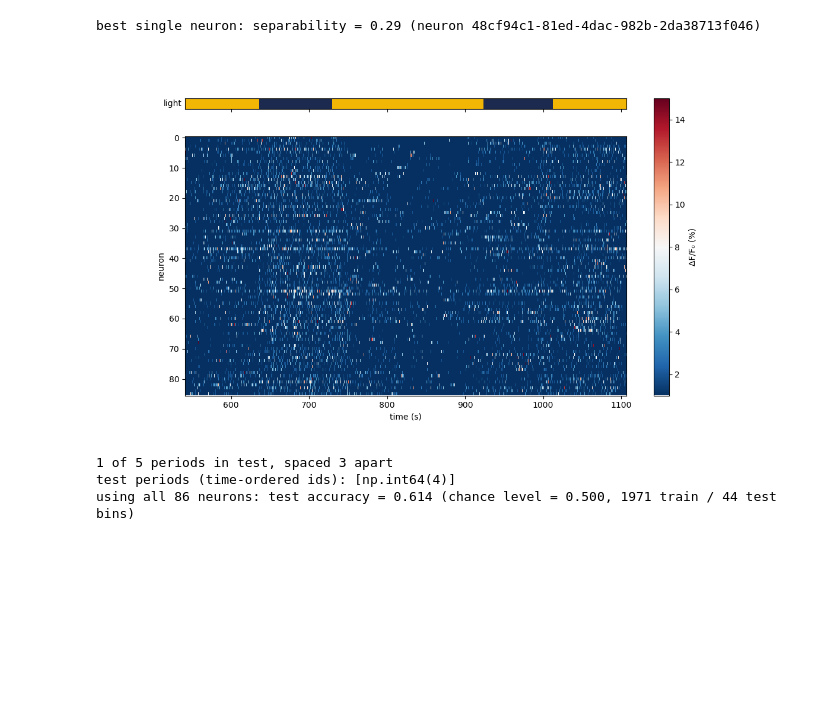
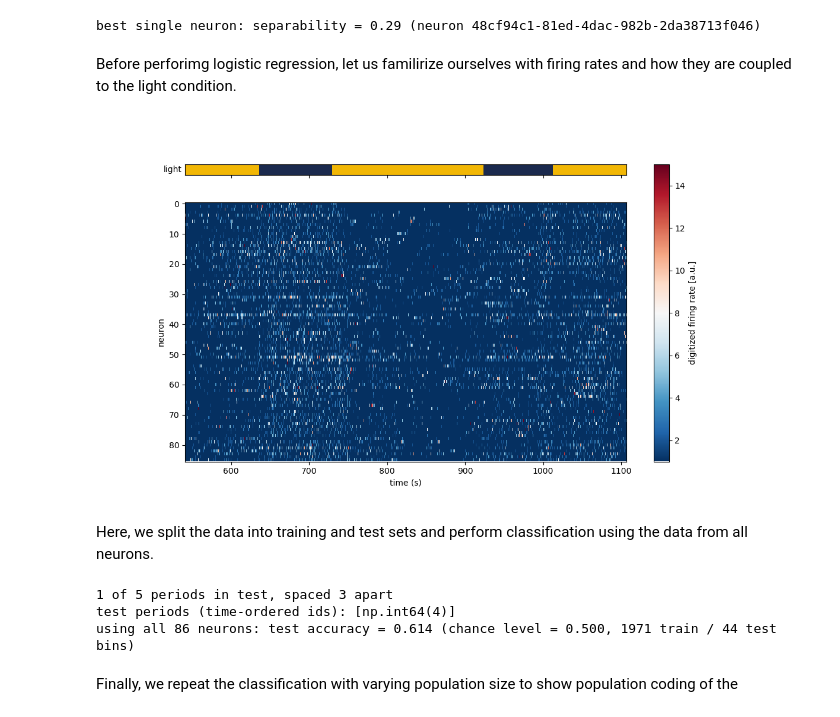
Before and after one commit to bbo-lab/TimeSeriesAnalysis_CaImaging_2026, a Jupyter notebook: light_dark/light_dark.ipynb, the cells around one changed output. Cells and saved outputs as stored; diff of their text form; code cells hidden in the pictures; blank space fills up the shorter version.

```diff
--- a/light_dark/light_dark.ipynb
+++ b/light_dark/light_dark.ipynb
@@ -974,38 +982,42 @@ print(f"best single neuron: separability = {separability.max():.2f} "
 [figure]
 [figure]
 best single neuron: separability = 0.29 (neuron 48cf94c1-81ed-4dac-982b-2da38713f046)
+# %% [markdown]
+Before perforimg logistic regression, let us familirize ourselves with firing rates and how they are coupled to the light condition.
 # %%
 neuron_no=X_all[1,:].size
 X_all_binned=np.zeros((X_all[:,1].size,neuron_no))
 for i in range(neuron_no):
     tmp_bin_edges=np.linspace(np.min(X_all[:,i]),np.max(X_all[:,i]),activity_bins)
     X_all_binned[:,i]=np.digitize(X_all[:,i],tmp_bin_edges)
 
 
 fig, (ax_light, ax) = plt.subplots(2, 1, figsize=(12, 6.5), sharex=True,
                                    gridspec_kw=dict(height_ratios=[1, 24]))
 
 # Light status: grey background, coloured spans where the light is on or off
 ax_light.set_facecolor("#b0b0b0")
 for state, color in light_colors.items():
     for start, end in light[state].itertuples(index=False):
         ax_light.axvspan(start, end, color=color, linewidth=0)
 ax_light.set_yticks([])
 ax_light.set_ylabel("light", rotation=0, ha="right", va="center")
 # handles = [plt.Rectangle((0, 0), 1, 1, color=color) for color in [*light_colors.values(), "#b0b0b0"]]
 # ax_light.legend(handles, ["on", "off", "undefined"], loc="lower right", bbox_to_anchor=(1, 1),
 #                 ncols=3, frameon=False)
 
 image = ax.imshow(X_all_binned.T, aspect="auto", interpolation="nearest", cmap="RdBu_r",
                       extent=(times[0], times[-1], len(neuron_ids) - 0.5, -0.5))
 
 ax.set_xlim(times[0] - frame_interval / 2, times[-1] + frame_interval / 2)
 ax.set_xlabel("time (s)")
 ax.set_ylabel("neuron")
-fig.colorbar(image, ax=[ax_light, ax], label="ΔF/F₀ (%)")
+fig.colorbar(image, ax=[ax_light, ax], label="digitized firing rate [a.u.]")
 plt.show()
 # %% [output]
-[figure, old version]
+[figure, new version]
+# %% [markdown]
+Here, we split the data into training and test sets and perform classification using the data from all neurons.
 # %%
 def systematic_group_split(groups, test_size=0.1, rng=None):
     """Pick test groups evenly spaced through the (time-ordered) groups, starting
@@ -1050,6 +1062,8 @@ print(f"using all {X_all.shape[1]} neurons: test accuracy = {accuracy:.3f} "
 1 of 5 periods in test, spaced 3 apart
 test periods (time-ordered ids): [np.int64(4)]
 using all 86 neurons: test accuracy = 0.614 (chance level = 0.500, 1971 train / 44 test bins)
+# %% [markdown]
+Finally, we repeat the classification with varying population size to show population coding of the
 # %%
 def cv_accuracy(X, y, groups, n_splits=5):
     """Group k-fold cross-validated accuracy: bins from the same light period never
```
Also changed, not shown: parts of 4 cells of this notebook.
